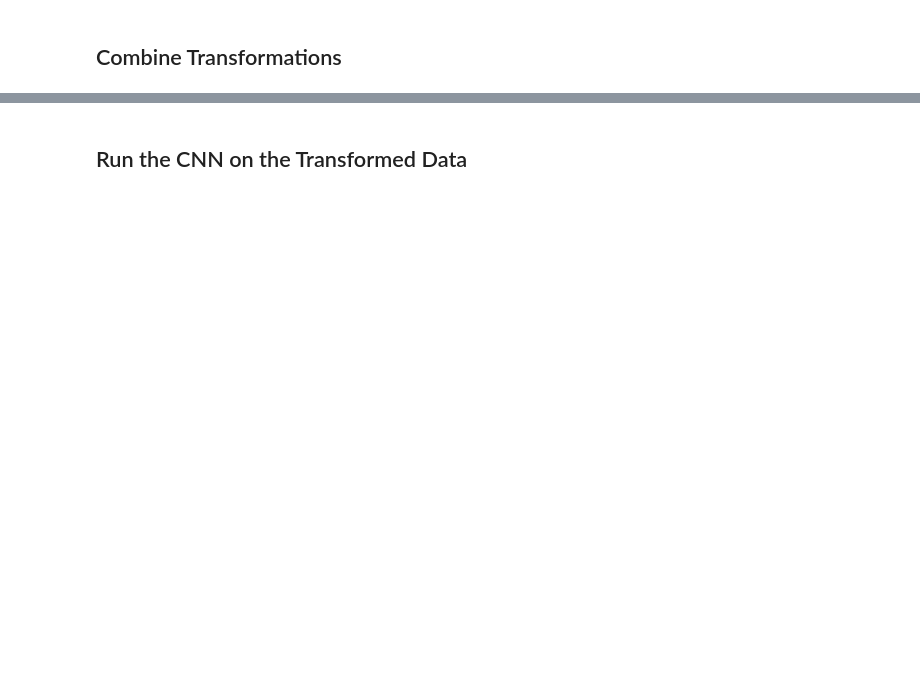
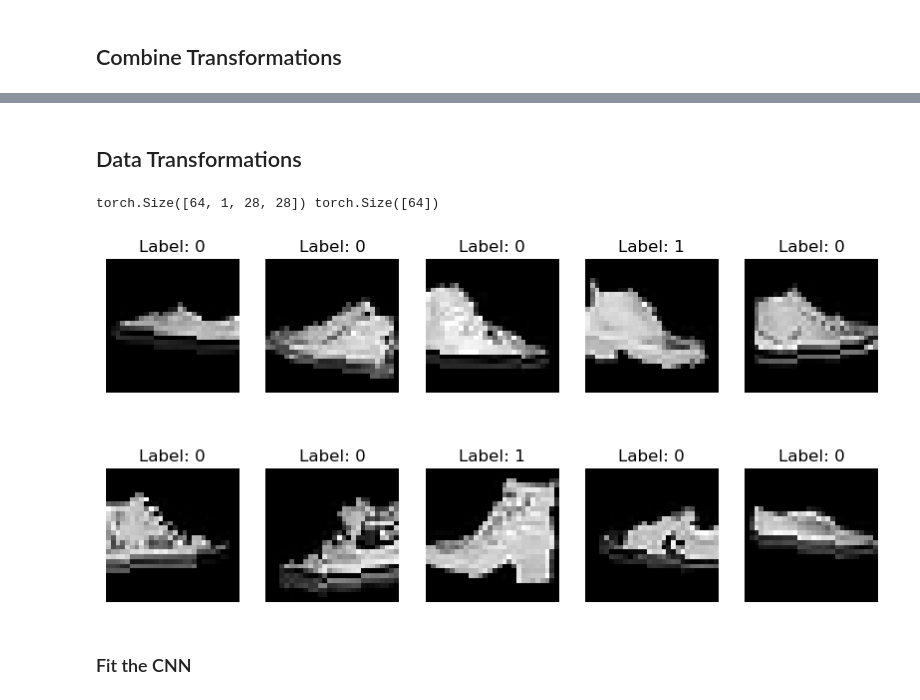
Before and after one commit to KelvynBladen/ml_intro, a Jupyter notebook: fmnist_examples_ml2.ipynb, the cells around one changed output, grey strips where cells are left out. Saved outputs shown, nothing was run; the diff lists cells and outputs as text; code cells hidden in the pictures; blank space fills up the shorter version.

```diff
--- a/fmnist_examples_ml2.ipynb
+++ b/fmnist_examples_ml2.ipynb
@@ -422,3 +422,74 @@ plt.show()
+# %% [markdown]
+## Data Transformations
+# %%
+import torch
+import torchvision.transforms as transforms
+from torchvision.datasets import FashionMNIST
+from torch.utils.data import DataLoader
+
+# Define data augmentation transformations
+train_mod = transforms.Compose([
+    transforms.RandomHorizontalFlip(p=0.5),   # Flip 50% of images
+    transforms.RandomRotation(degrees=10),    # Rotate within ±10 degrees
+    transforms.RandomAffine(degrees=0, translate=(0.1, 0.1)),  # Random translation
+
+    transforms.ToTensor(),                     # Convert to tensor
+    transforms.Normalize((0.5,), (0.5,))       # Normalize to [-1, 1]
+])
+
+# Define data augmentation transformations
+test_mod = transforms.Compose([
+    transforms.ToTensor(),                     # Convert to tensor
+    transforms.Normalize((0.5,), (0.5,))       # Normalize to [-1, 1]
+])
+
+# Load the training dataset with augmentation
+train_dataset = FashionMNIST(root="./data", train=True, transform=train_mod, download=True)
+
+# Filter the dataset to include only 7s and 9s
+train_indices = (train_dataset.targets == 7) | (train_dataset.targets == 9)
+train_dataset.targets = train_dataset.targets[train_indices]
+train_dataset.data = train_dataset.data[train_indices]
+
+# Convert labels to binary (0 for 7s and 1 for 9s)
+train_dataset.targets = (train_dataset.targets == 9).long()
+
+# Create DataLoader
+train_loader_mod = DataLoader(train_dataset, batch_size=64, shuffle=True)
+
+# Load Fashion MNIST test dataset
+test_dataset = FashionMNIST(root="./data", train=False, transform=test_mod, download=True)
+
+# Filter the dataset to include only 7s and 9s
+test_indices = (test_dataset.targets == 7) | (test_dataset.targets == 9)
+test_dataset.targets = test_dataset.targets[test_indices]
+test_dataset.data = test_dataset.data[test_indices]
+
+# Convert labels to binary (0 for 7s and 1 for 9s)
+test_dataset.targets = (test_dataset.targets == 9).long()
+
+# Create DataLoader
+test_loader_mod = DataLoader(test_dataset, batch_size=64, shuffle=False)
+
+# Iterate over batches
+for images, labels in train_loader_mod:
+    # images now contain dynamically augmented data
+    print(images.shape, labels.shape)
+    break  # Checking one batch
+
+# Plot some of the transformed images
+plt.figure(figsize=(10, 5))
+
+for i in range(10):
+    plt.subplot(2, 5, i + 1)
+    plt.imshow(images[i].numpy().squeeze(), cmap='gray')
+    plt.title(f'Label: {labels[i].item()}')
+    plt.axis('off')
+
+plt.show()
+# %% [output]
+torch.Size([64, 1, 28, 28]) torch.Size([64])
+[figure, added]
 # %% [markdown]
-## Run the CNN on the Transformed Data
+### Fit the CNN
 # %%
```
Also changed, not shown: parts of 9 cells of this notebook, 1 other file.
